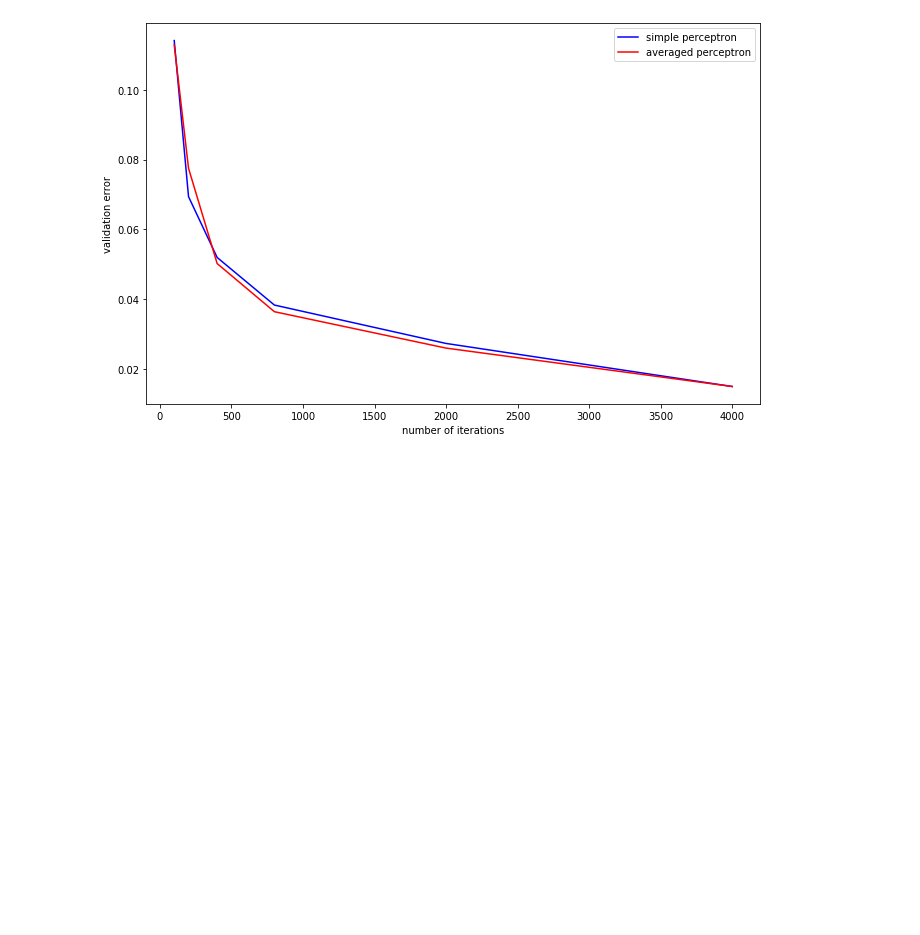
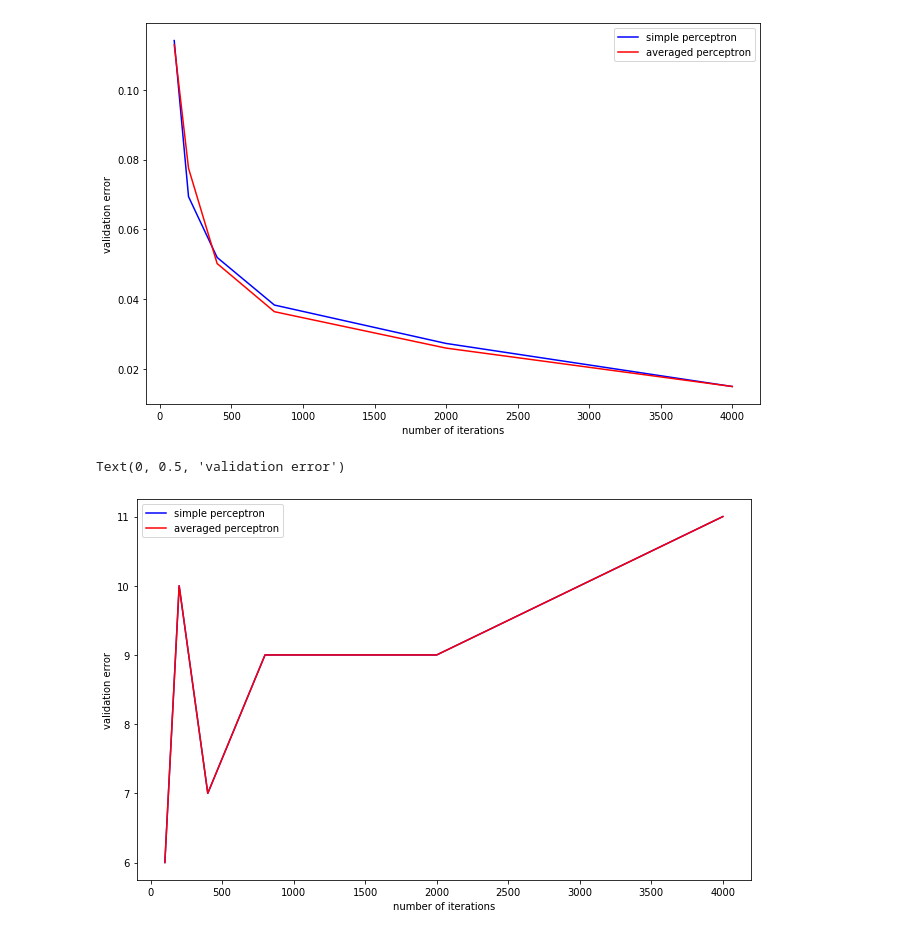
Before and after one commit to nikhilvsupekar/ml-algorithms, a Jupyter notebook: notebooks/Untitled.ipynb, the cells around one changed output. Drawn from its saved outputs; the diff is of its cells as text; code cells hidden in the pictures; blank space fills up the shorter version.

Commit message:
[DS-GA 1003][HW1] Q8 - num iterations perf comparison

```diff
--- a/notebooks/Untitled.ipynb
+++ b/notebooks/Untitled.ipynb
@@ -372,3 +372,16 @@ plt.ylabel('validation error')
 # %% [output]
 Text(0, 0.5, 'validation error')
 [figure]
+# %%
+############### QUESTION 8 ###############
+
+fig, ax = plt.subplots(figsize = (11, 7))
+
+ax.plot(NUM_ITERATION_LIST, num_iterations_list, color = 'blue', label = 'simple perceptron')
+ax.plot(NUM_ITERATION_LIST, num_iterations_list_avg, color = 'red', label = 'averaged perceptron')
+ax.legend()
+plt.xlabel('number of iterations')
+plt.ylabel('validation error')
+# %% [output]
+Text(0, 0.5, 'validation error')
+[figure, added]
```
